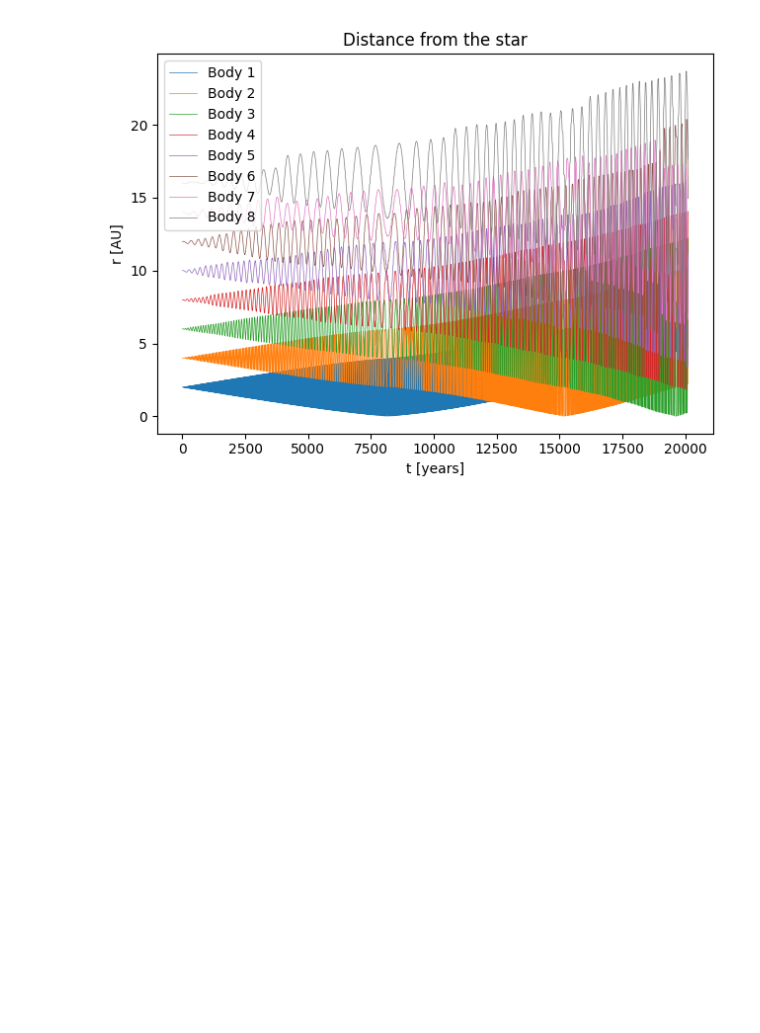
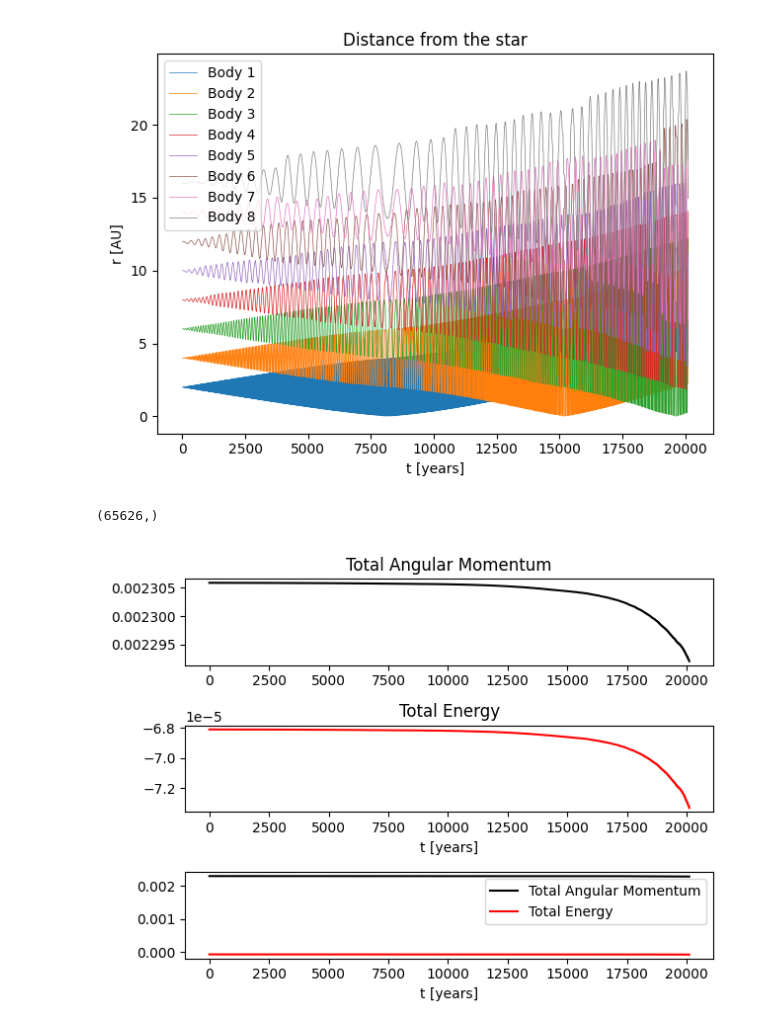
Before and after one commit to marcoboscato/celestial_mechanics, a Jupyter notebook: Homeworks/HW3/ex3.ipynb, the cells around one changed output. Drawn from its saved outputs; the diff is of its cells as text; code cells hidden in the pictures; blank space fills up the shorter version.

```diff
--- a/Homeworks/HW3/boscatomarco_hw3.ipynb
+++ b/Homeworks/HW3/ex3.ipynb
@@ -342,10 +342,40 @@ plt.tight_layout()
 plt.show()
 # %% [output]
 [figure]
-# %%
-'''
-# Total angular momentum
-L = np.zeros([N, num_planets+1, 3], float)
-for i in range(N):
-    L[i] = np.sum(np.cross(system_solution2[i], system_velocities2[i]*system_masses))
-'''
+# %%
+# Total angular momentum
+L = np.zeros(N)
+for i in range(N):
+    L_temp = 0.0
+    for j in range(num_planets+1):
+        temp = system_masses[j]*(system_solution2[i, j, 0]*system_velocities2[i, j, 1] -
+                                 system_solution2[i, j, 1]*system_velocities2[i, j, 0])
+        L_temp += temp
+    L[i] = L_temp
+
+print(L.shape)
+# %% [output]
+(65626,)
+# %%
+# plot angular momentum and energy
+fig = plt.figure()
+
+plt.subplot(3, 1, 1)
+plt.plot(t_span, L, label='Total Angular Momentum', color='black')
+plt.title('Total Angular Momentum')
+plt.tight_layout()
+
+plt.subplot(3, 1, 2)
+plt.plot(t_span, system_energy2, label='Total Energy', color='red')
+plt.xlabel('t [years]')
+plt.title('Total Energy')
+plt.tight_layout()
+
+plt.subplot(3, 1, 3)
+plt.plot(t_span, L, label='Total Angular Momentum', color='black')
+plt.plot(t_span, system_energy2, label='Total Energy', color='red')
+plt.xlabel('t [years]')
+plt.legend()
+plt.tight_layout()
+# %% [output]
+[figure, added]
```
Also changed, not shown: parts of 1 cell of this notebook, 2 other files.
